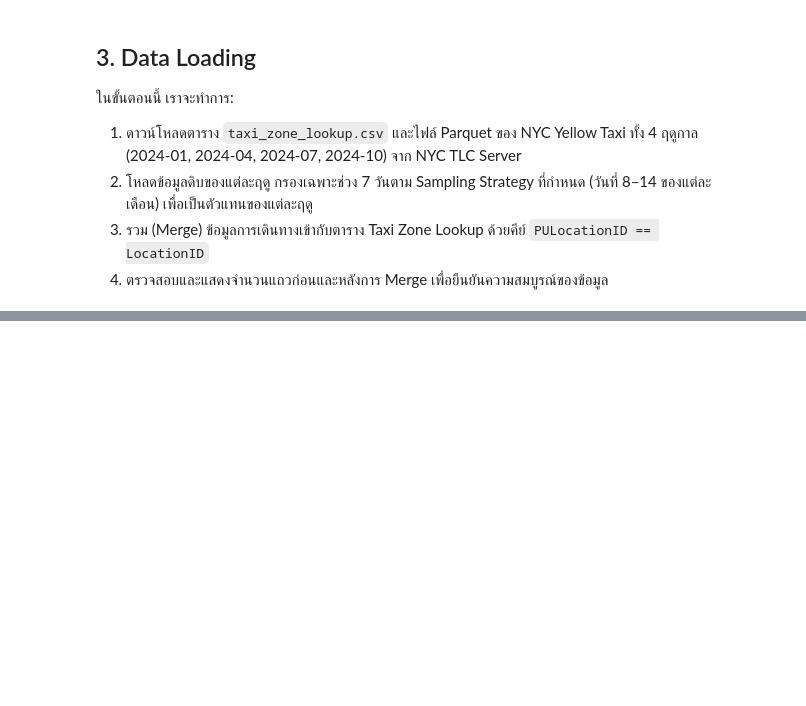
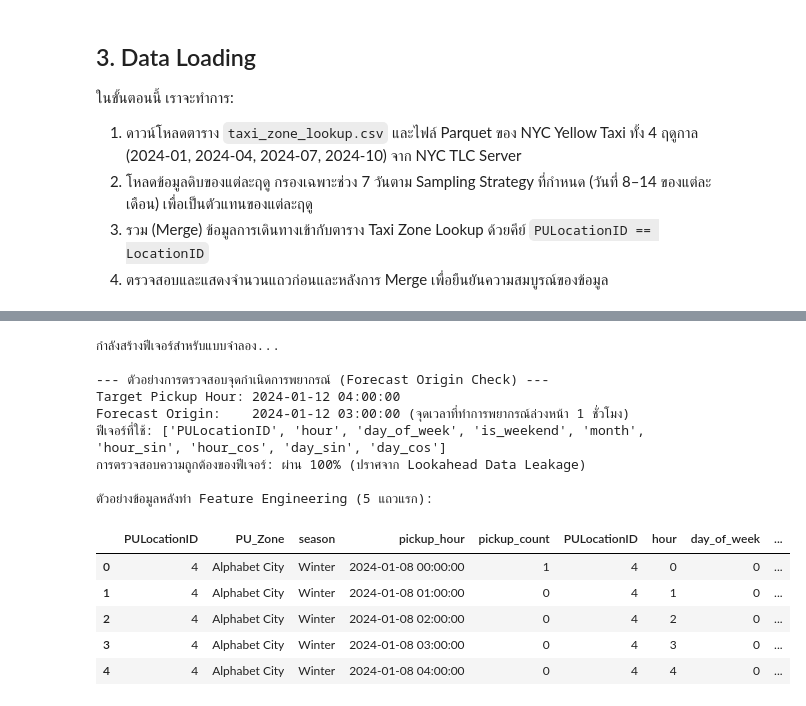
Before and after one commit to Thanaphon-673020253-2/proj2bigdata, a Jupyter notebook: MiniProject_Part2_BigData_ML.ipynb, the cells around one changed output, grey strips where cells are left out. Drawn from its saved outputs; the diff is of its cells as text; code cells hidden in the pictures; blank space fills up the shorter version.

```diff
--- a/MiniProject_Part2_BigData_ML.ipynb
+++ b/MiniProject_Part2_BigData_ML.ipynb
@@ -987,0 +541,50 @@ Inference Speed Test: ทำนายข้อมูล 8,393 แถว (1 ส
+# %%
+# Feature Engineering & Forecast Origin Assertion
+print("กำลังสร้างฟีเจอร์สำหรับแบบจำลอง...")
+
+# 1. Temporal Features จาก pickup_hour
+demand_df['hour'] = demand_df['pickup_hour'].dt.hour
+demand_df['day_of_week'] = demand_df['pickup_hour'].dt.dayofweek
+demand_df['is_weekend'] = (demand_df['day_of_week'] >= 5).astype(int)
+demand_df['month'] = demand_df['pickup_hour'].dt.month
+
+# 2. Cyclical Encodings (Sine & Cosine Transformations)
+demand_df['hour_sin'] = np.sin(2 * np.pi * demand_df['hour'] / 24.0)
+demand_df['hour_cos'] = np.cos(2 * np.pi * demand_df['hour'] / 24.0)
+demand_df['day_sin'] = np.sin(2 * np.pi * demand_df['day_of_week'] / 7.0)
+demand_df['day_cos'] = np.cos(2 * np.pi * demand_df['day_of_week'] / 7.0)
+
+feature_cols = ['PULocationID', 'hour', 'day_of_week', 'is_weekend', 'month',
+                'hour_sin', 'hour_cos', 'day_sin', 'day_cos']
+
+# 3. ยืนยันการตรวจสอบจุดกำเนิดการพยากรณ์ (Forecast Origin Assertion)
+sample_target_hour = demand_df['pickup_hour'].iloc[100]
+forecast_origin = sample_target_hour - pd.Timedelta(hours=1)
+print(f"\n--- ตัวอย่างการตรวจสอบจุดกำเนิดการพยากรณ์ (Forecast Origin Check) ---")
+print(f"Target Pickup Hour: {sample_target_hour}")
+print(f"Forecast Origin:    {forecast_origin} (จุดเวลาที่ทำการพยากรณ์ล่วงหน้า 1 ชั่วโมง)")
+print(f"ฟีเจอร์ที่ใช้: {feature_cols}")
+
+# ตรวจสอบว่าไม่มีค่าสูญหายในฟีเจอร์
+assert demand_df[feature_cols].isnull().sum().sum() == 0, "ข้อผิดพลาด: พบ Missing Values ในฟีเจอร์!"
+assert forecast_origin < sample_target_hour, "ข้อผิดพลาด: จุดเวลาพยากรณ์ต้องเกิดขึ้นก่อน Target Hour เสมอ!"
+print("การตรวจสอบความถูกต้องของฟีเจอร์: ผ่าน 100% (ปราศจาก Lookahead Data Leakage)")
+
+print("\nตัวอย่างข้อมูลหลังทำ Feature Engineering (5 แถวแรก):")
+display(demand_df[['PULocationID', 'PU_Zone', 'season', 'pickup_hour', 'pickup_count'] + feature_cols].head())
+# %% [output]
+กำลังสร้างฟีเจอร์สำหรับแบบจำลอง...
+
+--- ตัวอย่างการตรวจสอบจุดกำเนิดการพยากรณ์ (Forecast Origin Check) ---
+Target Pickup Hour: 2024-01-12 04:00:00
+Forecast Origin:    2024-01-12 03:00:00 (จุดเวลาที่ทำการพยากรณ์ล่วงหน้า 1 ชั่วโมง)
+ฟีเจอร์ที่ใช้: ['PULocationID', 'hour', 'day_of_week', 'is_weekend', 'month', 'hour_sin', 'hour_cos', 'day_sin', 'day_cos']
+การตรวจสอบความถูกต้องของฟีเจอร์: ผ่าน 100% (ปราศจาก Lookahead Data Leakage)
+
+ตัวอย่างข้อมูลหลังทำ Feature Engineering (5 แถวแรก):
+|  | PULocationID | PU_Zone | season | pickup_hour | pickup_count | PULocationID | hour | day_of_week | ... |
+| 0 | 4 | Alphabet City | Winter | 2024-01-08 00:00:00 | 1 | 4 | 0 | 0 | ... |
+| 1 | 4 | Alphabet City | Winter | 2024-01-08 01:00:00 | 0 | 4 | 1 | 0 | ... |
+| 2 | 4 | Alphabet City | Winter | 2024-01-08 02:00:00 | 0 | 4 | 2 | 0 | ... |
+| 3 | 4 | Alphabet City | Winter | 2024-01-08 03:00:00 | 0 | 4 | 3 | 0 | ... |
+| 4 | 4 | Alphabet City | Winter | 2024-01-08 04:00:00 | 0 | 4 | 4 | 0 | ... |
```
Also changed, not shown: parts of 49 cells of this notebook, 4 other files.
